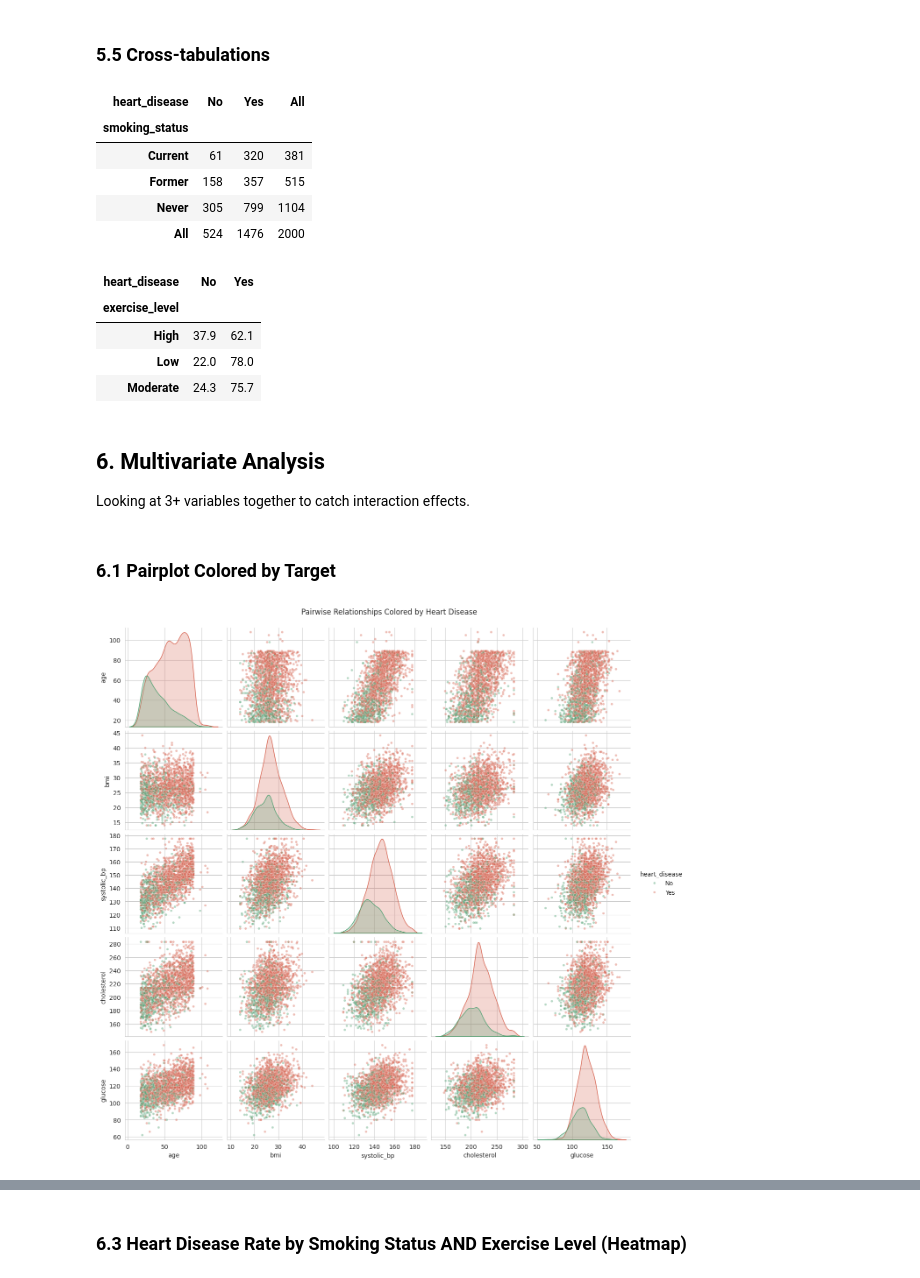
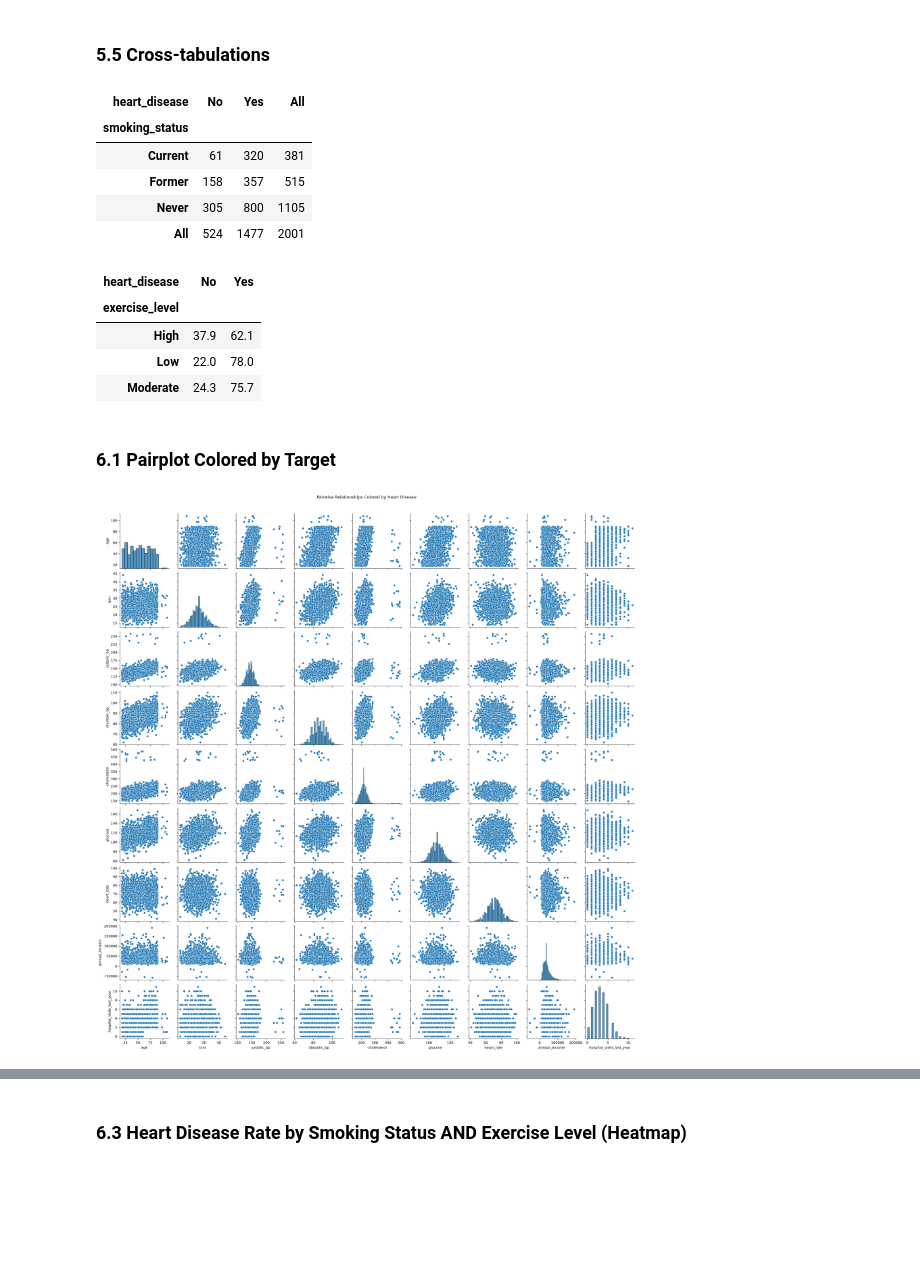
Before and after one commit to laxmanclinilaunch-hub/Python-7-8-, a Jupyter notebook: 2.EDA/healthcare_eda_project.ipynb, the cells around one changed output, grey strips where cells are left out. Cells and saved outputs as stored; diff of their text form; code cells hidden in the pictures; blank space fills up the shorter version.

```diff
--- a/2.EDA/healthcare_eda_project.ipynb
+++ b/2.EDA/healthcare_eda_project.ipynb
@@ -663,9 +656,0 @@ cholesterol: capped to [147.0, 283.0]  (was max 487.9, now max 283.0)
-# %%
-df['age'] = df['age'].round(0).astype(int)
-df['hospital_visits_last_year'] = df['hospital_visits_last_year'].astype(int)
-
-for col in ['gender', 'region', 'smoking_status', 'alcohol_consumption',
-            'exercise_level', 'family_history', 'heart_disease']:
-    df[col] = df[col].astype('category')
-
-df.dtypes
@@ -717,26 +656,0 @@ Derived features often reveal patterns that raw numeric columns hide.
-# %%
-# Age groups
-df['age_group'] = pd.cut(df['age'], bins=[0, 30, 45, 60, 75, 120],
-                          labels=['18-30', '31-45', '46-60', '61-75', '76+'])
-
-# BMI category (WHO standard bands)
-df['bmi_category'] = pd.cut(df['bmi'], bins=[0, 18.5, 25, 30, 100],
-                             labels=['Underweight', 'Normal', 'Overweight', 'Obese'])
-
-# Blood pressure category (simplified clinical bands)
-def bp_category(row):
-    if row['systolic_bp'] < 120 and row['diastolic_bp'] < 80:
-        return 'Normal'
-    elif row['systolic_bp'] < 130:
-        return 'Elevated'
-    elif row['systolic_bp'] < 140:
-        return 'Hypertension Stage 1'
-    else:
-        return 'Hypertension Stage 2'
-
-df['bp_category'] = df.apply(bp_category, axis=1)
-
-# Binary flag for convenience in numeric correlations
-df['heart_disease_flag'] = (df['heart_disease'] == 'Yes').astype(int)
-
-df[['age_group', 'bmi_category', 'bp_category', 'heart_disease_flag']].head()
@@ -924,3 +725,5 @@ plt.show()
 # %% [markdown]
 ### 5.4 Correlation Between Numeric Variables
+# %%
+df.drop(columns=["patient_id"],inplace=True)
 # %%
@@ -955,8 +745,8 @@ pd.crosstab(df['smoking_status'], df['heart_disease'], margins=True)
 | smoking_status |  |  |  |
 | Current | 61 | 320 | 381 |
 | Former | 158 | 357 | 515 |
-| Never | 305 | 799 | 1104 |
-| All | 524 | 1476 | 2000 |
+| Never | 305 | 800 | 1105 |
+| All | 524 | 1477 | 2001 |
 # %%
 pd.crosstab(df['exercise_level'], df['heart_disease'], normalize='index').round(3) * 100
 # %% [output]
@@ -965,18 +755,12 @@ pd.crosstab(df['exercise_level'], df['heart_disease'], normalize='index').round(
 | High | 37.9 | 62.1 |
 | Low | 22.0 | 78.0 |
 | Moderate | 24.3 | 75.7 |
-# %% [markdown]
-<a id='6'></a>
-## 6. Multivariate Analysis
-
-Looking at 3+ variables together to catch interaction effects.
 # %% [markdown]
 ### 6.1 Pairplot Colored by Target
 # %%
-subset_cols = ['age', 'bmi', 'systolic_bp', 'cholesterol', 'glucose', 'heart_disease']
-sns.pairplot(df[subset_cols], hue='heart_disease', palette={'Yes':'#D6604D','No':'#4C9F70'},
-             diag_kind='kde', plot_kws={'alpha':0.4, 's':15})
+
+sns.pairplot(df)
 plt.suptitle('Pairwise Relationships Colored by Heart Disease', y=1.02)
 plt.show()
 # %% [output]
-[figure, old version]
+[figure, new version]
```
Also changed, not shown: parts of 56 cells of this notebook.
